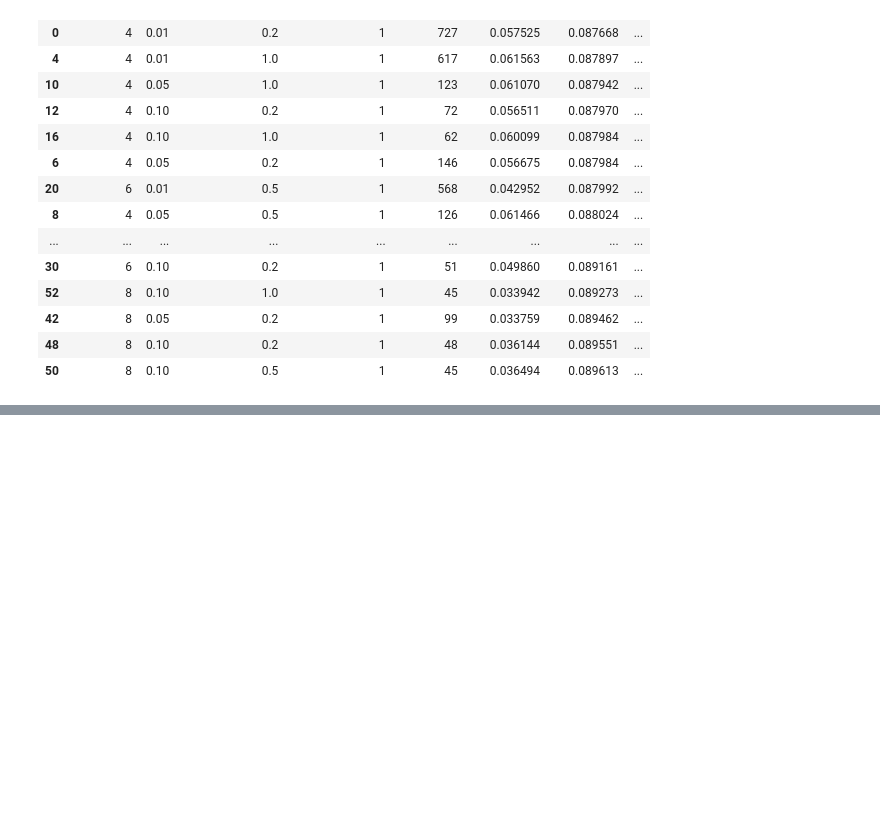
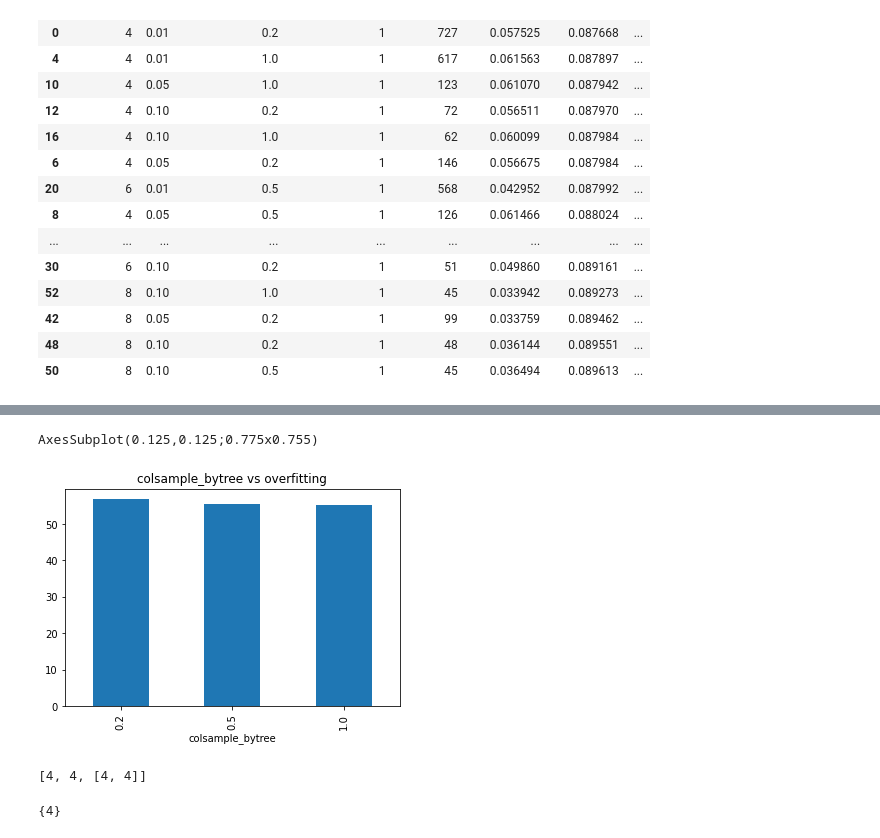
Before and after one commit to Seeker875/MoADrugDiscovery, a Jupyter notebook: dev/xgBoostParamTune.ipynb, the cells around one changed output, grey strips where cells are left out. Cells and saved outputs as stored; diff of their text form; code cells hidden in the pictures; blank space fills up the shorter version.

```diff
--- a/dev/xgBoostParamTune.ipynb
+++ b/dev/xgBoostParamTune.ipynb
@@ -197,0 +232,5 @@ paramResults.sort_values(['test-logloss'])
+# %%
+overFitRelations('colsample_bytree')
+# %% [output]
+AxesSubplot(0.125,0.125;0.775x0.755)
+[figure, added]
@@ -197,0 +239,5 @@ paramResults.sort_values(['test-logloss'])
+# %%
+maxDepth.append(list(paramResults.sort_values(['overfit'])[:2]['max_depth'].values))
+maxDepth
+# %% [output]
+[4, 4, [4, 4]]
@@ -197,0 +251,4 @@ paramResults.sort_values(['test-logloss'])
+# %%
+set(flattenList(maxDepth))
+# %% [output]
+{4}
```
Also changed, not shown: parts of 54 cells of this notebook.
